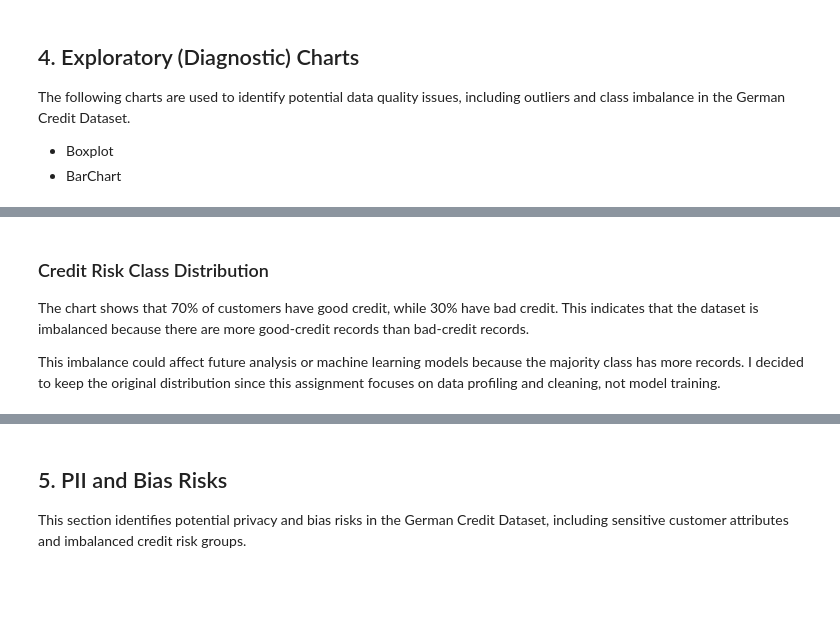
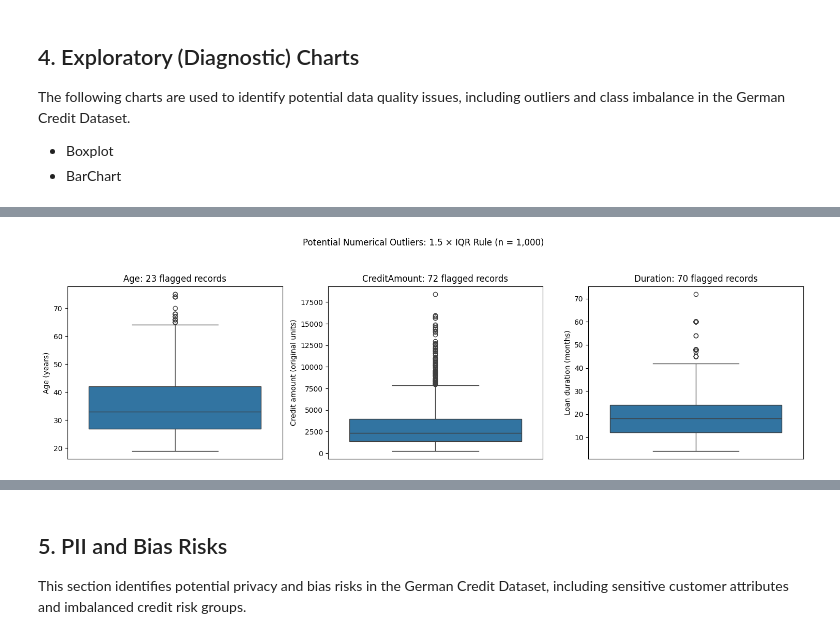
Before and after one commit to HaziqSyakir/Assignment1-Data-Profiling, a Jupyter notebook: Assignment1_Data_Profiling.ipynb, the cells around one changed output, grey strips where cells are left out. Drawn from its saved outputs; the diff is of its cells as text; code cells hidden in the pictures; blank space fills up the shorter version.

```diff
--- a/Assignment1_Data_Profiling.ipynb
+++ b/Assignment1_Data_Profiling.ipynb
@@ -393,19 +519,3 @@ The following charts are used to identify potential data quality issues, includi
 
 *   Boxplot
 *   BarChart
-# %%
-# Visualize outliers using boxplots
-
-numerical_cols = ['Age', 'CreditAmount', 'Duration']
-
-plt.figure(figsize=(15, 4))
-
-for i, col in enumerate(numerical_cols, 1):
-    plt.subplot(1, 3, i)
-    sns.boxplot(y=df[col])
-    plt.title(f'Boxplot of {col}')
-    plt.ylabel(col)
-
-plt.suptitle('Outlier Detection in German Credit Dataset')
-plt.tight_layout()
-plt.show()
@@ -456,6 +522,28 @@ Name: proportion, dtype: float64
-# %% [markdown]
-### Credit Risk Class Distribution
-
-The chart shows that 70% of customers have good credit, while 30% have bad credit. This indicates that the dataset is imbalanced because there are more good-credit records than bad-credit records.
-
-This imbalance could affect future analysis or machine learning models because the majority class has more records. I decided to keep the original distribution since this assignment focuses on data profiling and cleaning, not model training.
+# %%
+features = ["Age", "CreditAmount", "Duration"]
+
+axis_labels = {
+    "Age": "Age (years)",
+    "CreditAmount": "Credit amount (original units)",
+    "Duration": "Loan duration (months)",
+}
+
+fig, axes = plt.subplots(1, 3, figsize=(15, 4.5))
+
+for ax, col in zip(axes, features):
+    sns.boxplot(data=df, y=col, whis=1.5, ax=ax)
+
+    flag_count = int(outlier_flags[f"{col}_IQR_flag"].sum())
+
+    ax.set_title(f"{col}: {flag_count} flagged records")
+    ax.set_ylabel(axis_labels[col])
+    ax.set_xlabel("")
+    ax.set_xticks([])
+
+fig.suptitle(
+    f"Potential Numerical Outliers: 1.5 × IQR Rule (n = {len(df):,})"
+)
+fig.tight_layout(rect=[0, 0, 1, 0.93])
+plt.show()
+# %% [output]
+[figure, added]
```
Also changed, not shown: parts of 30 cells of this notebook.
